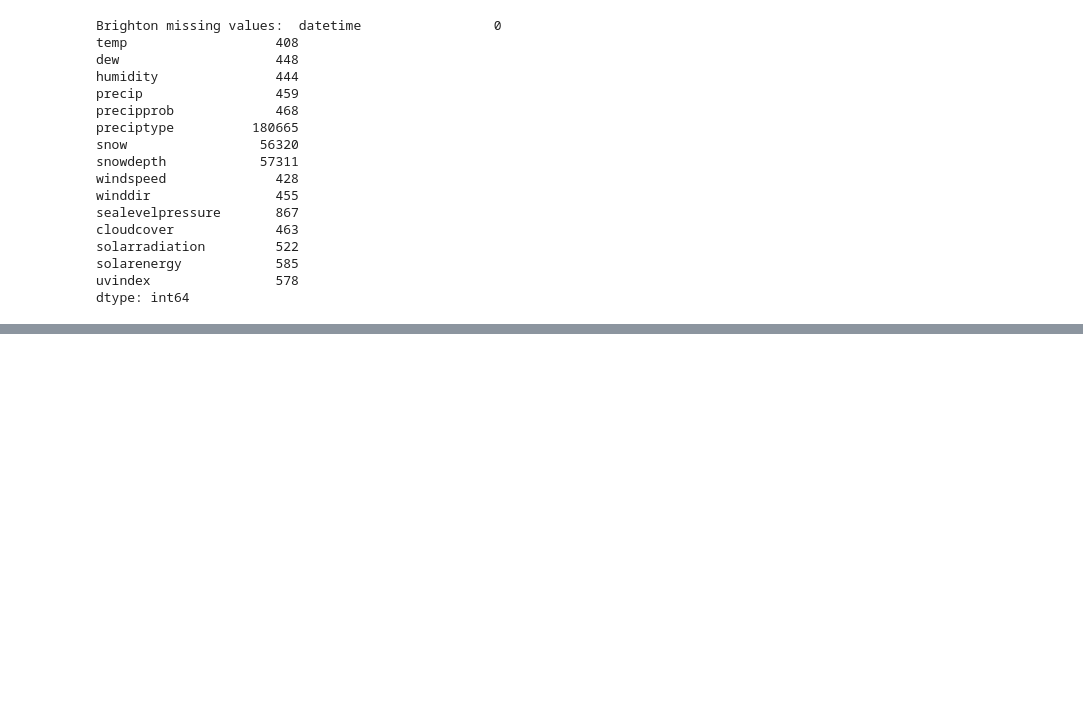
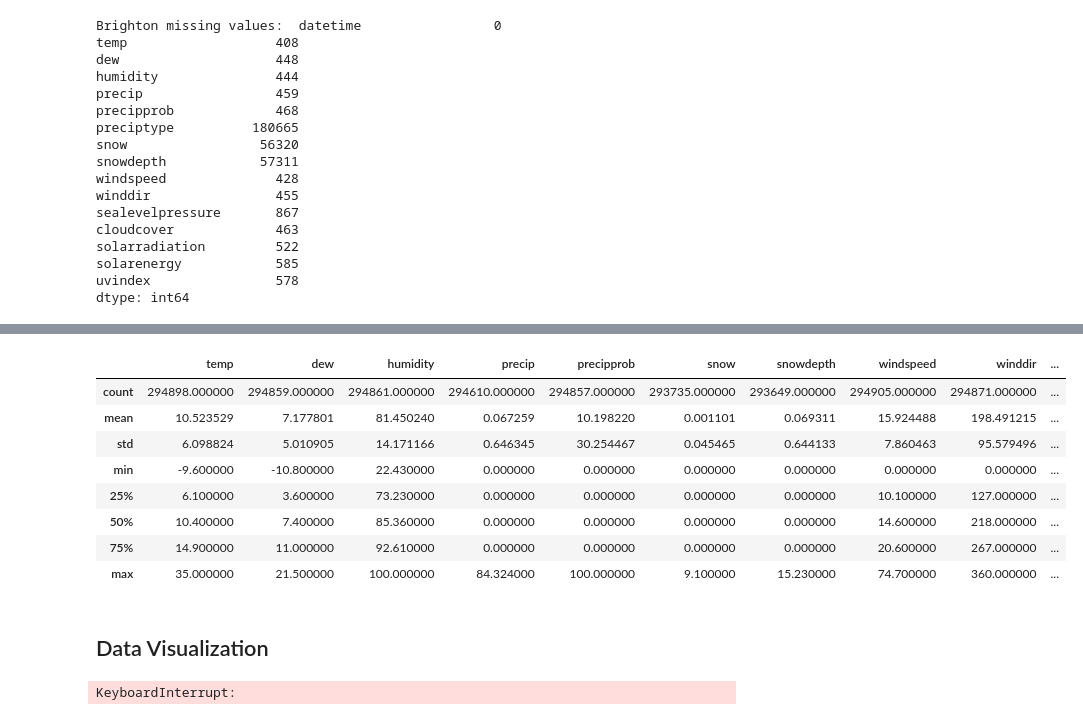
Before and after one commit to aa01753039/AI-WindForecast-Colchester, a Jupyter notebook: data_exploration.ipynb, the cells around one changed output, grey strips where cells are left out. Drawn from its saved outputs; the diff is of its cells as text; code cells hidden in the pictures; blank space fills up the shorter version.

```diff
--- a/data_exploration.ipynb
+++ b/data_exploration.ipynb
@@ -83,0 +413,6 @@ brighton_df.describe()
+# %%
+# create dummy variables for categorical column preciptype and add them to the dataframe for the value "rain,snow" separate them into two columns(so at the end i will just have column snow and column rain)
+# split the combined categories into separate categories
+colchester_df['preciptype_rain'] = colchester_df['preciptype'].str.contains('rain')
+colchester_df['preciptype_snow'] = colchester_df['preciptype'].str.contains('snow')
+colchester_df.head()
@@ -83,0 +426,5 @@ brighton_df.describe()
+# %%
+#fillna for preciptype_rain and preciptype_snow witht the value False
+colchester_df['preciptype_rain'] = colchester_df['preciptype_rain'].fillna(False)
+colchester_df['preciptype_snow'] = colchester_df['preciptype_snow'].fillna(False)
+colchester_df.head()
@@ -83,0 +439,11 @@ brighton_df.describe()
+# %%
+# replace true and false with 1 and 0
+colchester_df['preciptype_rain'] = colchester_df['preciptype_rain'].astype(int)
+colchester_df['preciptype_snow'] = colchester_df['preciptype_snow'].astype(int)
+#remove column preciptype
+colchester_df = colchester_df.drop(columns=['preciptype'])
+# %%
+#order data by datetime and use datetime as index
+colchester_df = colchester_df.sort_values(by='datetime')
+colchester_df = colchester_df.set_index('datetime')
+colchester_df.head()
@@ -83,0 +458,12 @@ brighton_df.describe()
+# %%
+colchester_df.describe()
+# %% [output]
+|  | temp | dew | humidity | precip | precipprob | snow | snowdepth | windspeed | winddir | ... |
+| count | 294898.000000 | 294859.000000 | 294861.000000 | 294610.000000 | 294857.000000 | 293735.000000 | 293649.000000 | 294905.000000 | 294871.000000 | ... |
+| mean | 10.523529 | 7.177801 | 81.450240 | 0.067259 | 10.198220 | 0.001101 | 0.069311 | 15.924488 | 198.491215 | ... |
+| std | 6.098824 | 5.010905 | 14.171166 | 0.646345 | 30.254467 | 0.045465 | 0.644133 | 7.860463 | 95.579496 | ... |
+| min | -9.600000 | -10.800000 | 22.430000 | 0.000000 | 0.000000 | 0.000000 | 0.000000 | 0.000000 | 0.000000 | ... |
+| 25% | 6.100000 | 3.600000 | 73.230000 | 0.000000 | 0.000000 | 0.000000 | 0.000000 | 10.100000 | 127.000000 | ... |
+| 50% | 10.400000 | 7.400000 | 85.360000 | 0.000000 | 0.000000 | 0.000000 | 0.000000 | 14.600000 | 218.000000 | ... |
+| 75% | 14.900000 | 11.000000 | 92.610000 | 0.000000 | 0.000000 | 0.000000 | 0.000000 | 20.600000 | 267.000000 | ... |
+| max | 35.000000 | 21.500000 | 100.000000 | 84.324000 | 100.000000 | 9.100000 | 15.230000 | 74.700000 | 360.000000 | ... |
@@ -83,0 +473,8 @@ brighton_df.describe()
+# %% [markdown]
+## Data Visualization
+# %%
+#time series plot
+plt.plot(brighton_df['datetime'],brighton_df['temp'])
+plt.show()
+# %% [output]
+KeyboardInterrupt:
```
Also changed, not shown: parts of 36 cells of this notebook, 3 other files.
